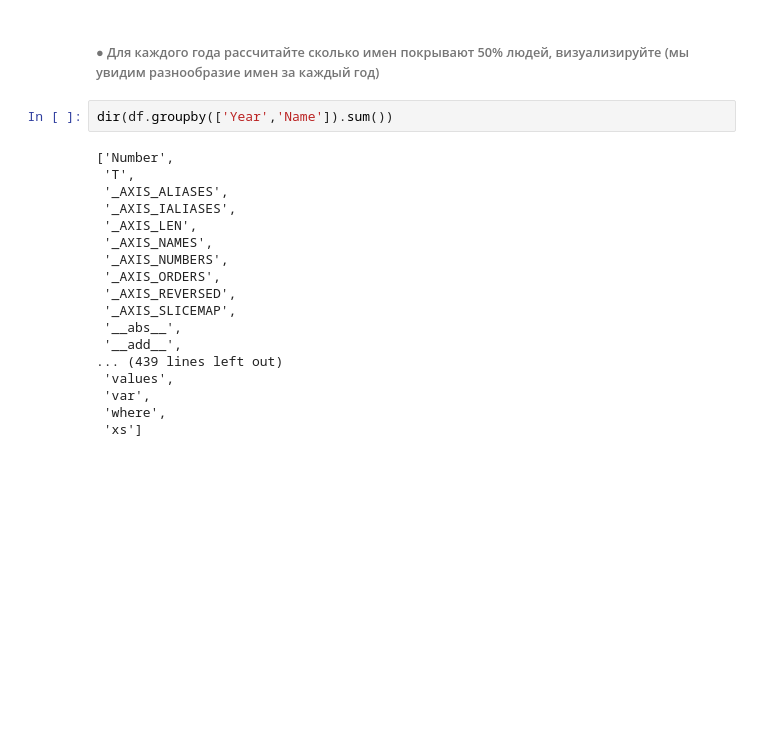
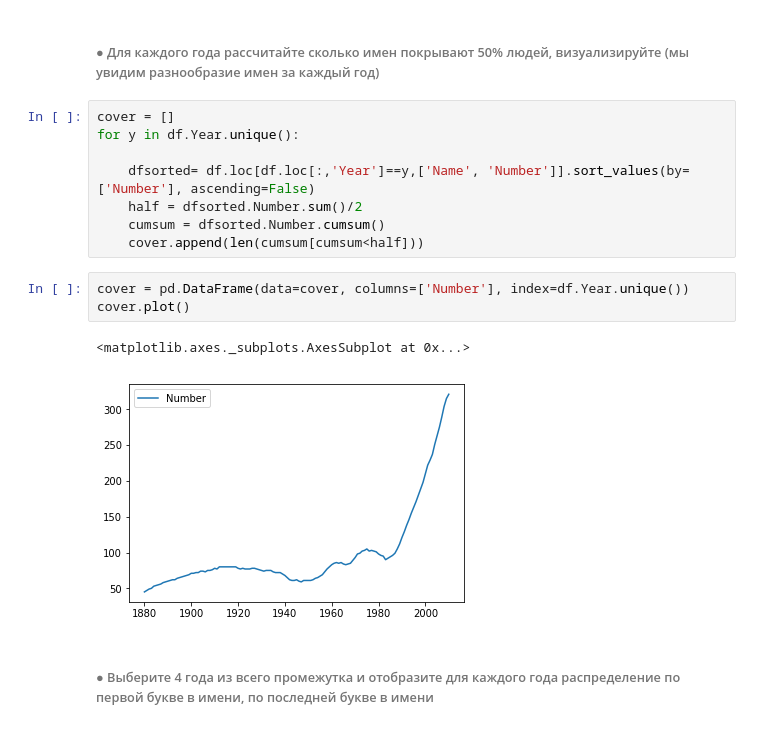
Before and after one commit to anton-ju/otus_hw3, a Jupyter notebook: Untitled.ipynb, the cells around one changed output. Drawn from its saved outputs; the diff is of its cells as text; blank space fills up the shorter version.

```diff
--- a/Untitled.ipynb
+++ b/Untitled.ipynb
@@ -124,23 +124,19 @@ for s in sliced:
 ... (8 outputs left out)
 # %% [markdown]
 ###### ●	Для каждого года рассчитайте сколько имен покрывают 50% людей, визуализируйте (мы увидим разнообразие имен за каждый год)
-# %%
-dir(df.groupby(['Year','Name']).sum())
-# %% [output]
-['Number',
- 'T',
- '_AXIS_ALIASES',
- '_AXIS_IALIASES',
- '_AXIS_LEN',
- '_AXIS_NAMES',
- '_AXIS_NUMBERS',
- '_AXIS_ORDERS',
- '_AXIS_REVERSED',
- '_AXIS_SLICEMAP',
- '__abs__',
- '__add__',
-... (439 lines left out)
- 'values',
- 'var',
- 'where',
- 'xs']
+# %%
+cover = []
+for y in df.Year.unique():
+
+    dfsorted= df.loc[df.loc[:,'Year']==y,['Name', 'Number']].sort_values(by=['Number'], ascending=False)
+    half = dfsorted.Number.sum()/2
+    cumsum = dfsorted.Number.cumsum()
+    cover.append(len(cumsum[cumsum<half]))
+# %%
+cover = pd.DataFrame(data=cover, columns=['Number'], index=df.Year.unique())
+cover.plot()
+# %% [output]
+<matplotlib.axes._subplots.AxesSubplot at 0x...>
+[figure, added]
+# %% [markdown]
+###### ●	Выберите 4 года из всего промежутка и отобразите для каждого года распределение по первой букве в имени, по последней букве в имени
```
